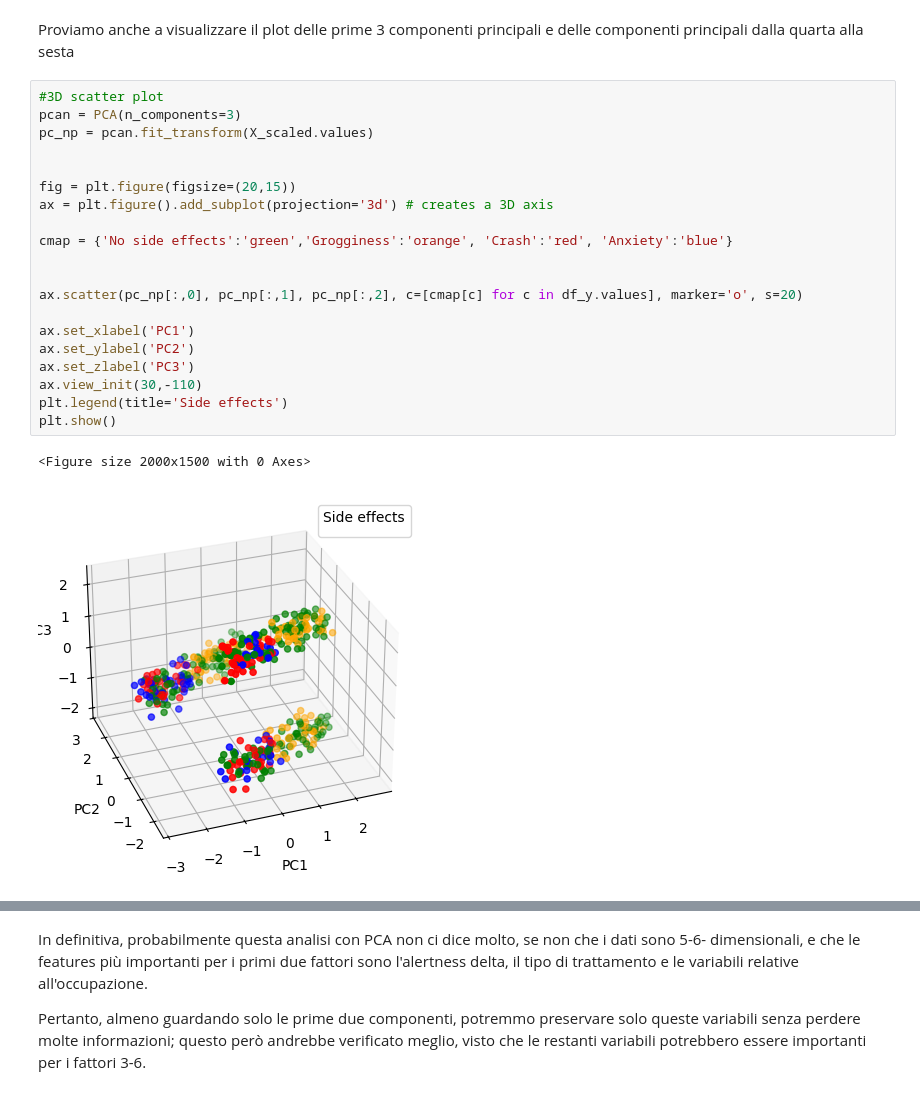
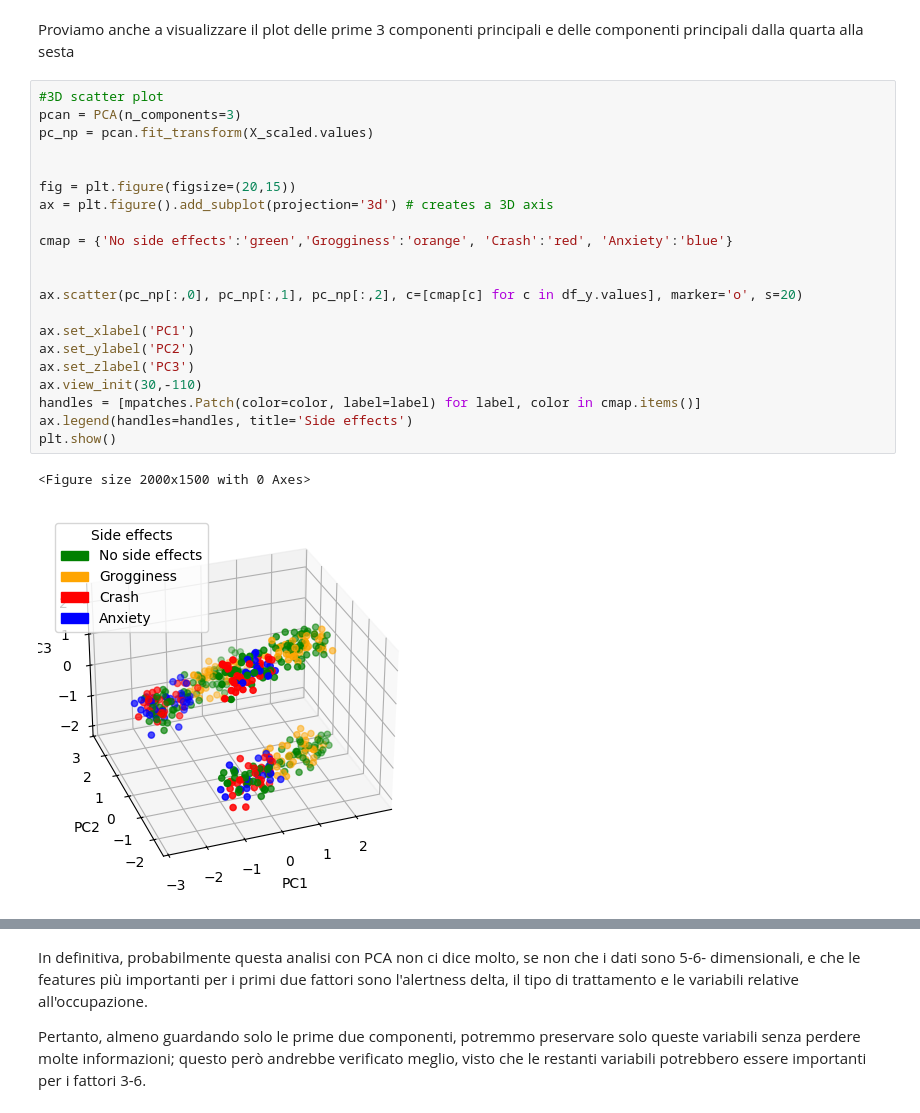
Before and after one commit to Grimino27/PDAI_Project, a Jupyter notebook: scripts/PCA_and_Clustering.ipynb, the cells around one changed output, grey strips where cells are left out. Drawn from its saved outputs; the diff is of its cells as text.

Commit message:
Aggiustato le legende dei plot 3D
Aggiustato le legende dei plot 3D

```diff
--- a/scripts/PCA_and_Clustering.ipynb
+++ b/scripts/PCA_and_Clustering.ipynb
@@ -252,26 +253,27 @@ Proviamo anche a visualizzare il plot delle prime 3 componenti principali e dell
 # %%
 #3D scatter plot
 pcan = PCA(n_components=3)
 pc_np = pcan.fit_transform(X_scaled.values)
 
 
 fig = plt.figure(figsize=(20,15))
 ax = plt.figure().add_subplot(projection='3d') # creates a 3D axis
 
 cmap = {'No side effects':'green','Grogginess':'orange', 'Crash':'red', 'Anxiety':'blue'}
 
 
 ax.scatter(pc_np[:,0], pc_np[:,1], pc_np[:,2], c=[cmap[c] for c in df_y.values], marker='o', s=20)
 
 ax.set_xlabel('PC1')
 ax.set_ylabel('PC2')
 ax.set_zlabel('PC3')
 ax.view_init(30,-110)
-plt.legend(title='Side effects')
+handles = [mpatches.Patch(color=color, label=label) for label, color in cmap.items()]
+ax.legend(handles=handles, title='Side effects')
 plt.show()
 # %% [output]
 <Figure size 2000x1500 with 0 Axes>
-[figure, old version]
+[figure, new version]
 # %%
 #3D scatter plot
 pcan = PCA(n_components=6)
```
Also changed, not shown: parts of 4 cells of this notebook, 1 other file.
